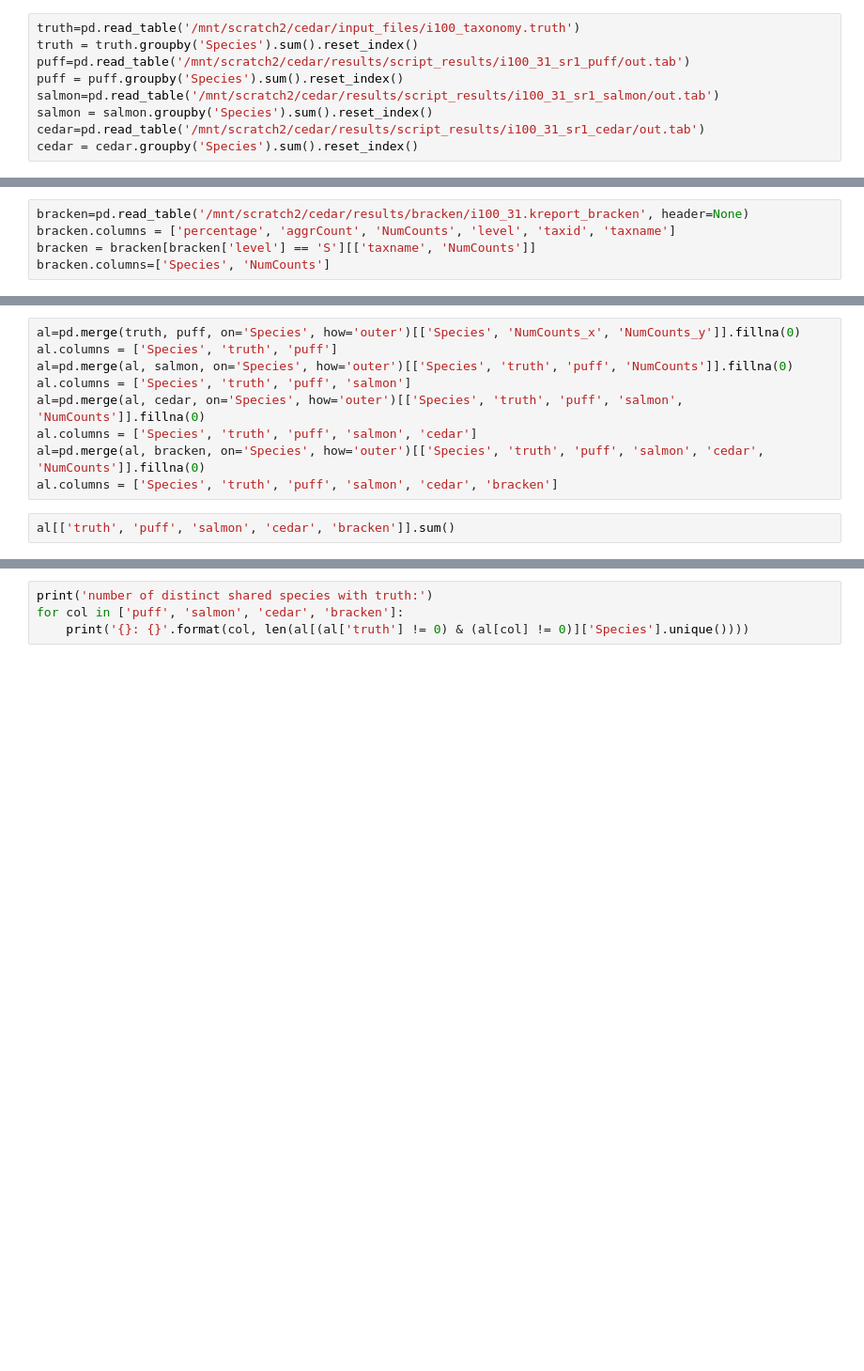
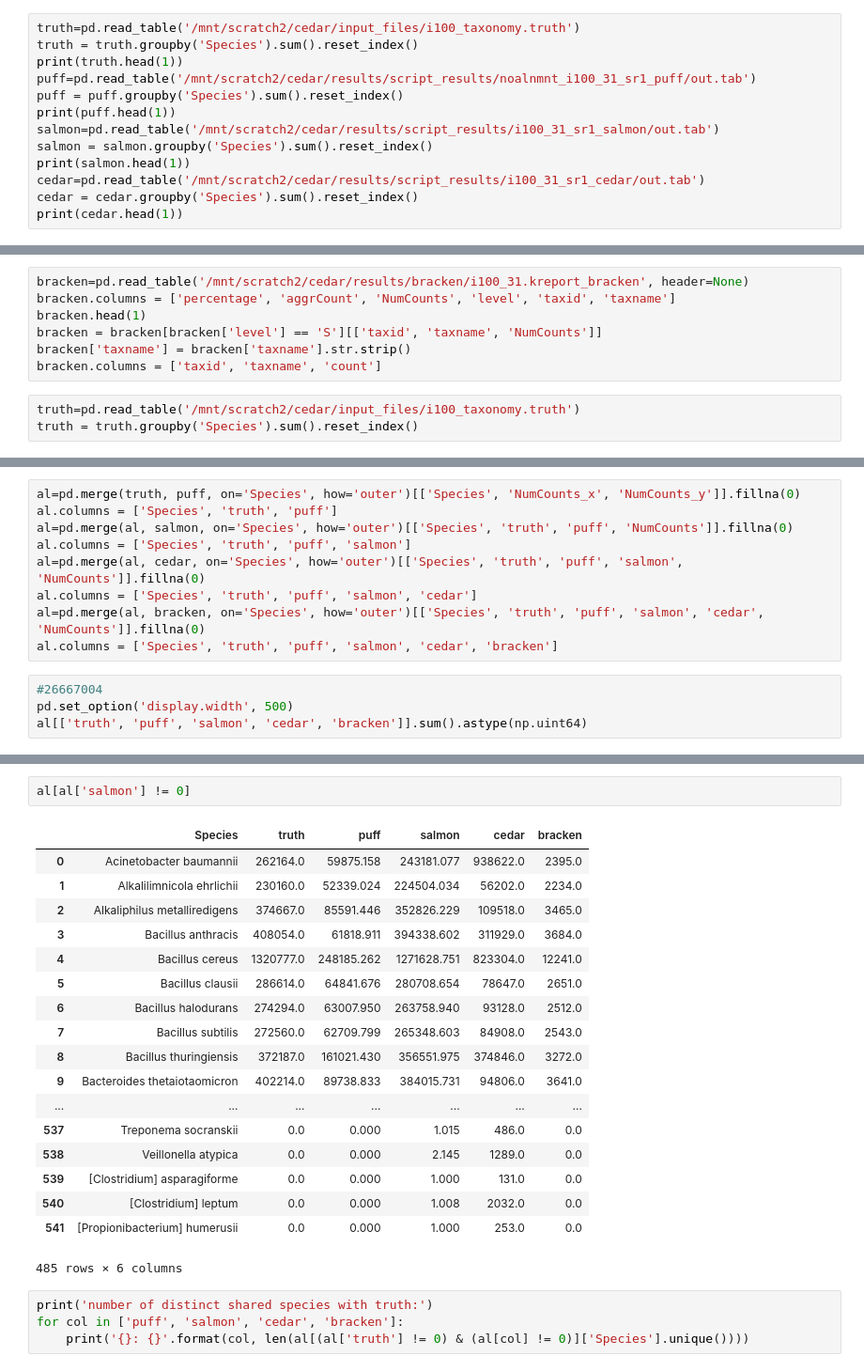
Before and after one commit to fataltes/quickNBs, a Jupyter notebook: cedar-ISMB.ipynb, the cells around one changed output, grey strips where cells are left out. Shown at 94% size. Saved outputs shown, nothing was run; the diff lists cells and outputs as text; blank space fills up the shorter version.

```diff
--- a/cedar-ISMB.ipynb
+++ b/cedar-ISMB.ipynb
@@ -12,9 +195,13 @@ import seaborn as sb
 # %%
 truth=pd.read_table('/mnt/scratch2/cedar/input_files/i100_taxonomy.truth')
 truth = truth.groupby('Species').sum().reset_index()
-puff=pd.read_table('/mnt/scratch2/cedar/results/script_results/i100_31_sr1_puff/out.tab')
+print(truth.head(1))
+puff=pd.read_table('/mnt/scratch2/cedar/results/script_results/noalnmnt_i100_31_sr1_puff/out.tab')
 puff = puff.groupby('Species').sum().reset_index()
+print(puff.head(1))
 salmon=pd.read_table('/mnt/scratch2/cedar/results/script_results/i100_31_sr1_salmon/out.tab')
 salmon = salmon.groupby('Species').sum().reset_index()
+print(salmon.head(1))
 cedar=pd.read_table('/mnt/scratch2/cedar/results/script_results/i100_31_sr1_cedar/out.tab')
 cedar = cedar.groupby('Species').sum().reset_index()
+print(cedar.head(1))
@@ -21,5 +217,10 @@ cedar = cedar.groupby('Species').sum().reset_index()
 # %%
 bracken=pd.read_table('/mnt/scratch2/cedar/results/bracken/i100_31.kreport_bracken', header=None)
 bracken.columns = ['percentage', 'aggrCount', 'NumCounts', 'level', 'taxid', 'taxname']
-bracken = bracken[bracken['level'] == 'S'][['taxname', 'NumCounts']]
-bracken.columns=['Species', 'NumCounts']
+bracken.head(1)
+bracken = bracken[bracken['level'] == 'S'][['taxid', 'taxname', 'NumCounts']]
+bracken['taxname'] = bracken['taxname'].str.strip()
+bracken.columns = ['taxid', 'taxname', 'count']
+# %%
+truth=pd.read_table('/mnt/scratch2/cedar/input_files/i100_taxonomy.truth')
+truth = truth.groupby('Species').sum().reset_index()
@@ -33,5 +245,7 @@ al.columns = ['Species', 'truth', 'puff', 'salmon', 'cedar']
 al=pd.merge(al, bracken, on='Species', how='outer')[['Species', 'truth', 'puff', 'salmon', 'cedar', 'NumCounts']].fillna(0)
 al.columns = ['Species', 'truth', 'puff', 'salmon', 'cedar', 'bracken']
 # %%
-al[['truth', 'puff', 'salmon', 'cedar', 'bracken']].sum()
+#26667004
+pd.set_option('display.width', 500)
+al[['truth', 'puff', 'salmon', 'cedar', 'bracken']].sum().astype(np.uint64)
 # %% [output]
@@ -55,3 +279,24 @@ bracken: 188
+# %%
+al[al['salmon'] != 0]
+# %% [output]
+|  | Species | truth | puff | salmon | cedar | bracken |
+| 0 | Acinetobacter baumannii | 262164.0 | 59875.158 | 243181.077 | 938622.0 | 2395.0 |
+| 1 | Alkalilimnicola ehrlichii | 230160.0 | 52339.024 | 224504.034 | 56202.0 | 2234.0 |
+| 2 | Alkaliphilus metalliredigens | 374667.0 | 85591.446 | 352826.229 | 109518.0 | 3465.0 |
+| 3 | Bacillus anthracis | 408054.0 | 61818.911 | 394338.602 | 311929.0 | 3684.0 |
+| 4 | Bacillus cereus | 1320777.0 | 248185.262 | 1271628.751 | 823304.0 | 12241.0 |
+| 5 | Bacillus clausii | 286614.0 | 64841.676 | 280708.654 | 78647.0 | 2651.0 |
+| 6 | Bacillus halodurans | 274294.0 | 63007.950 | 263758.940 | 93128.0 | 2512.0 |
+| 7 | Bacillus subtilis | 272560.0 | 62709.799 | 265348.603 | 84908.0 | 2543.0 |
+| 8 | Bacillus thuringiensis | 372187.0 | 161021.430 | 356551.975 | 374846.0 | 3272.0 |
+| 9 | Bacteroides thetaiotaomicron | 402214.0 | 89738.833 | 384015.731 | 94806.0 | 3641.0 |
+| ... | ... | ... | ... | ... | ... | ... |
+| 537 | Treponema socranskii | 0.0 | 0.000 | 1.015 | 486.0 | 0.0 |
+| 538 | Veillonella atypica | 0.0 | 0.000 | 2.145 | 1289.0 | 0.0 |
+| 539 | [Clostridium] asparagiforme | 0.0 | 0.000 | 1.000 | 131.0 | 0.0 |
+| 540 | [Clostridium] leptum | 0.0 | 0.000 | 1.008 | 2032.0 | 0.0 |
+| 541 | [Propionibacterium] humerusii | 0.0 | 0.000 | 1.000 | 253.0 | 0.0 |
+485 rows × 6 columns
 # %%
 print('number of distinct shared species with truth:')
 for col in ['puff', 'salmon', 'cedar', 'bracken']:
```
Also changed, not shown: parts of 35 cells of this notebook.
